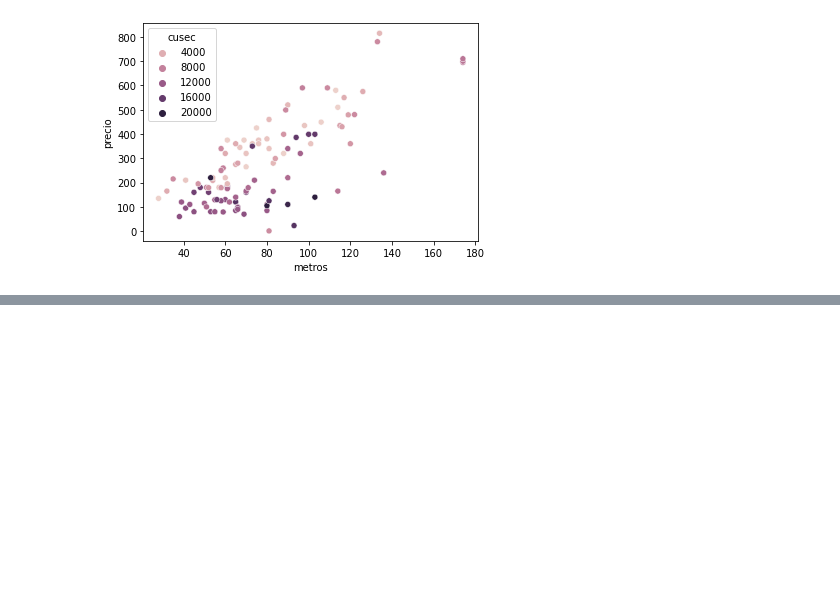
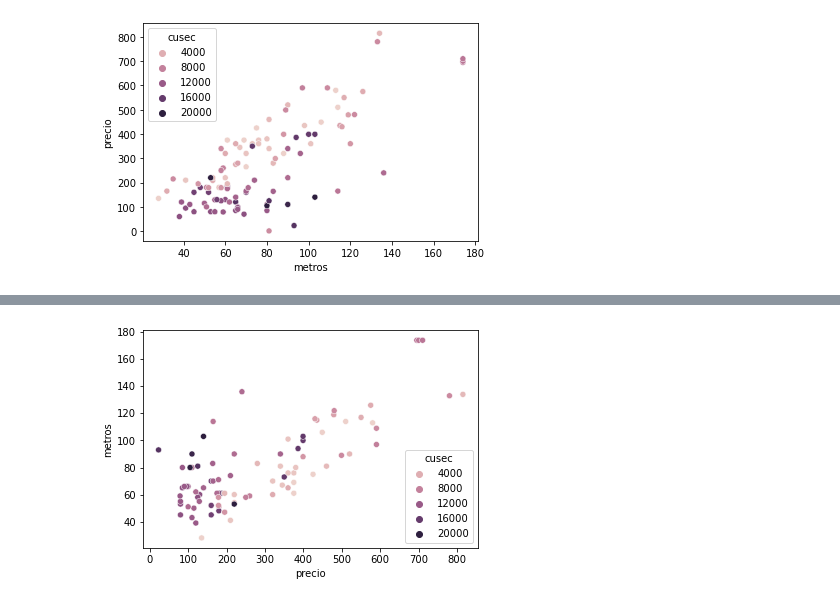
Before and after one commit to emilio-carrasco/clikalia, a Jupyter notebook: tester/tester.ipynb, the cells around one changed output, grey strips where cells are left out. Saved outputs shown, nothing was run; the diff lists cells and outputs as text; code cells hidden in the pictures; blank space fills up the shorter version.

```diff
--- a/tester/tester.ipynb
+++ b/tester/tester.ipynb
@@ -88,3 +92,7 @@ df_groups = pd.concat(dfs)
+# %%
+sns.scatterplot(df[df.intext==3].precio, df[df.intext==3].metros,hue=df.cusec);
+# %% [output]
+[figure, added]
 # %%
 def row_style(row):
     if row.is_target == 1:
```
Also changed, not shown: parts of 11 cells of this notebook, 2 other files.
